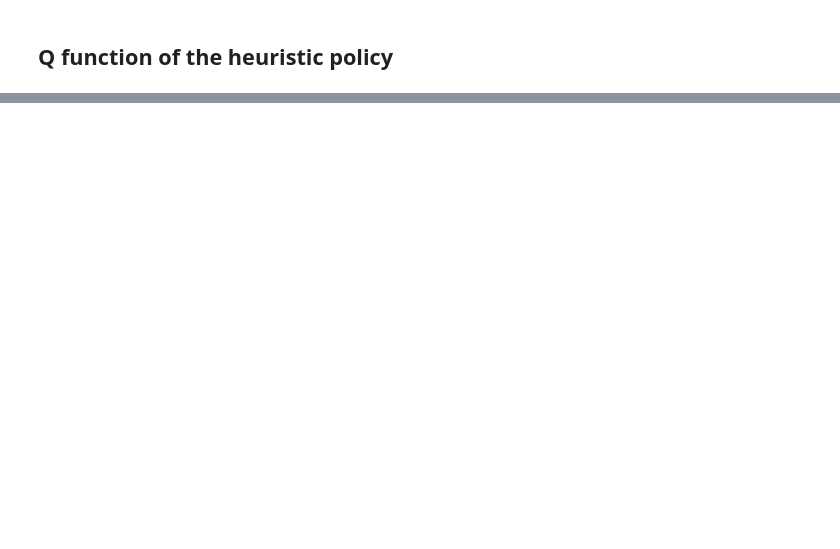
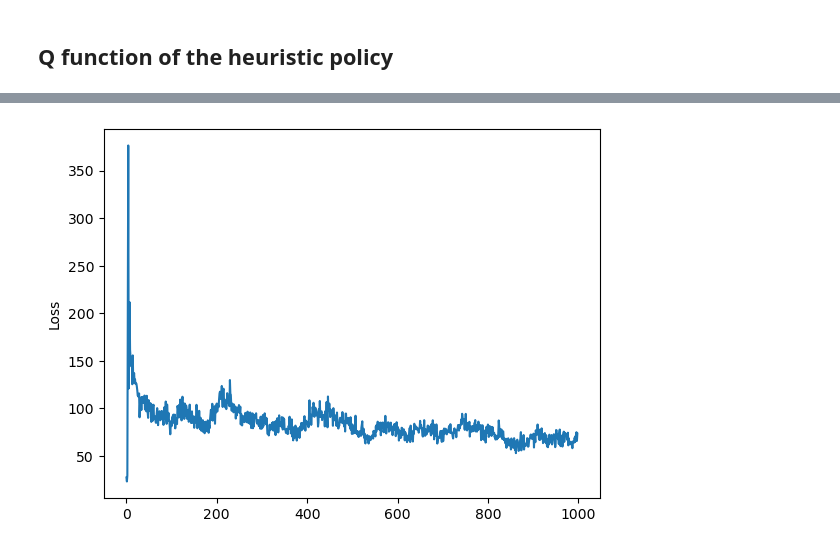
Before and after one commit to antmaier/DDPG-Inverted-Pendulum, a Jupyter notebook: Code_DDPG_Maier_Maier.ipynb, the cells around one changed output, grey strips where cells are left out. Saved outputs shown, nothing was run; the diff lists cells and outputs as text; code cells hidden in the pictures; blank space fills up the shorter version.

```diff
--- a/Code_DDPG_Maier_Maier.ipynb
+++ b/Code_DDPG_Maier_Maier.ipynb
@@ -340,12 +311,13 @@ plt.show()
 # %%
 #plot mean losses over windows of size 2000
 #plt.plot([np.mean(losses[i:i+2000]) for i in range(len(losses))])
 # Plot mean losses over batch of 2000
-size = 2000
+size = n_steps
 plt.plot([np.mean(losses[i:i+size]) for i in range(0, len(losses)-size, size)])
 
-plt.xlabel('Step')
 plt.ylabel('Loss')
 plt.show()
+# %% [output]
+[figure, added]
 # %%
 backup_losses = losses
```
Also changed, not shown: parts of 8 cells of this notebook.
